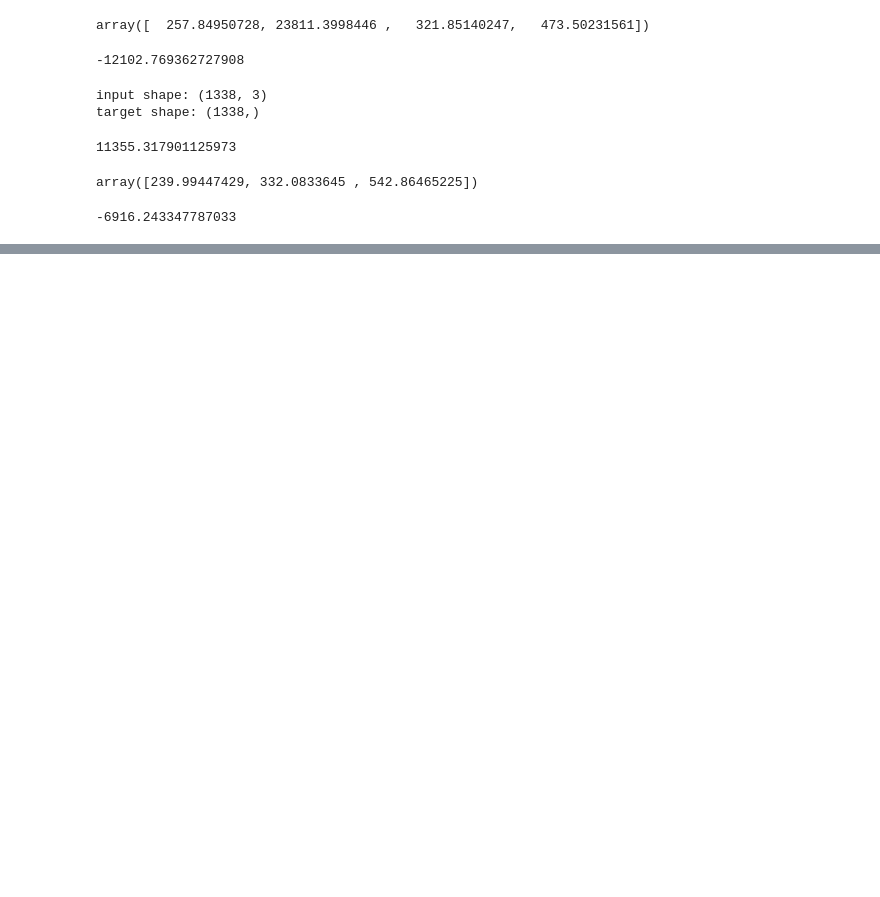
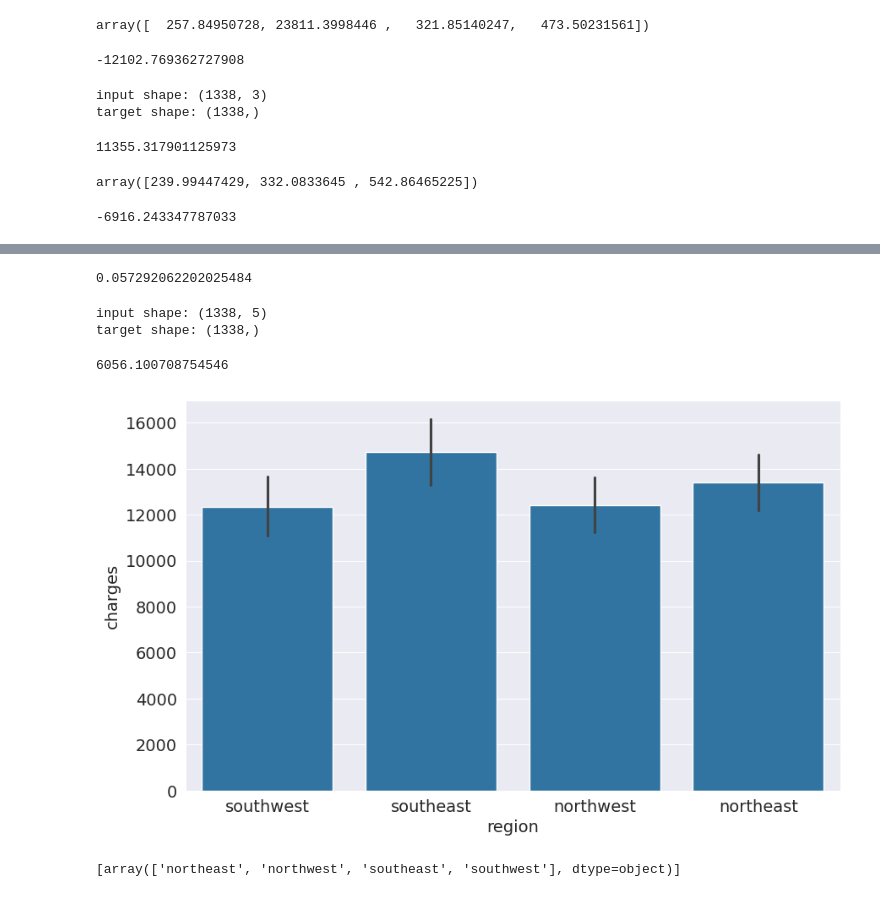
Before and after one commit to nikhilg2393/MachineLearning, a Jupyter notebook: Insurance/insurance.ipynb, the cells around one changed output, grey strips where cells are left out. Cells and saved outputs as stored; diff of their text form; code cells hidden in the pictures; blank space fills up the shorter version.

```diff
--- a/Insurance/insurance.ipynb
+++ b/Insurance/insurance.ipynb
@@ -513,0 +560,3 @@ lrmodel.intercept_
+# %%
+sex_codes = {'female':0,'male':1}
+medical_df['sex_code'] = medical_df.sex.map(sex_codes)
@@ -513,0 +579,29 @@ lrmodel.intercept_
+# %%
+medical_df.charges.corr(medical_df.sex_code)
+# %% [output]
+0.057292062202025484
+# %%
+inputs = medical_df[['age','bmi','children','smoker_code','sex_code']]
+targets = medical_df.charges
+print('input shape:', inputs.shape)
+print('target shape:', targets.shape)
+# %% [output]
+input shape: (1338, 5)
+target shape: (1338,)
+# %%
+lrmodel.fit(inputs,targets)
+predictions = lrmodel.predict(inputs)
+rmse(targets,predictions)
+# %% [output]
+6056.100708754546
+# %%
+sns.barplot(data=medical_df,x='region',y='charges');
+# %% [output]
+[figure, added]
+# %%
+from sklearn import preprocessing
+onehotenc = preprocessing.OneHotEncoder()
+onehotenc.fit(medical_df[['region']])
+onehotenc.categories_
+# %% [output]
+[array(['northeast', 'northwest', 'southeast', 'southwest'], dtype=object)]
```
Also changed, not shown: parts of 21 cells of this notebook.
